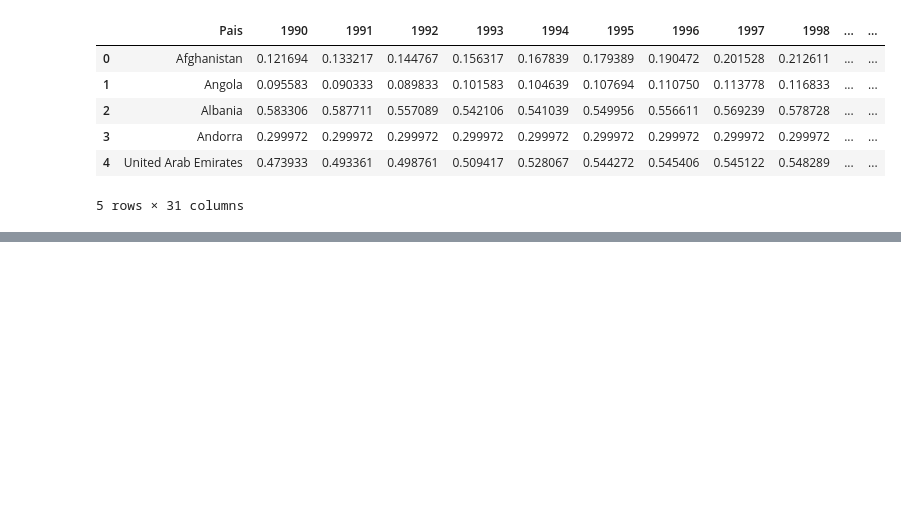
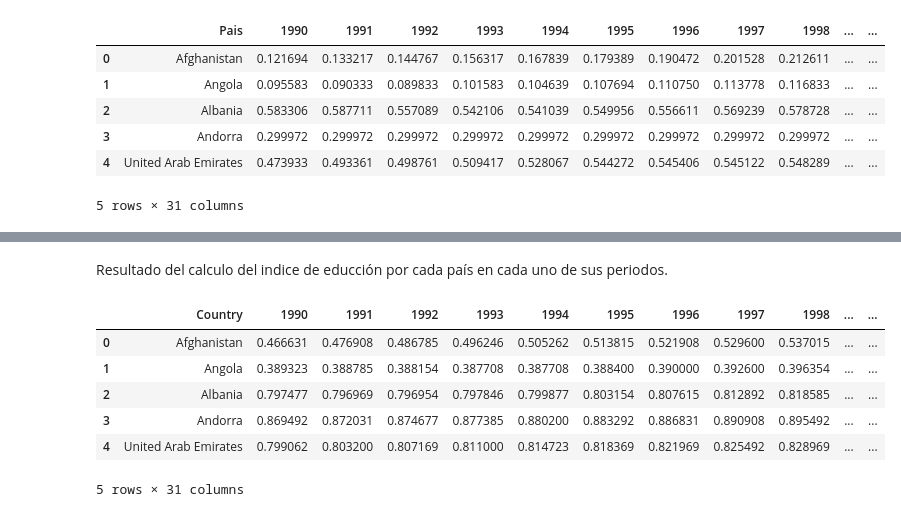
Before and after one commit to Team-17-Bedu/proyecto_python, a Jupyter notebook: Notebooks/Indice de Desarrollo Humano.ipynb, the cells around one changed output, grey strips where cells are left out. Drawn from its saved outputs; the diff is of its cells as text; code cells hidden in the pictures; blank space fills up the shorter version.

```diff
--- a/Notebooks/Indice de Desarrollo Humano.ipynb
+++ b/Notebooks/Indice de Desarrollo Humano.ipynb
@@ -315,0 +323,3 @@ indices.head()
+# %%
+data = session.get(f'http://ec2-54-174-131-205.compute-1.amazonaws.com/API/HDRO_API.php/indicator_id={indicator}/structure=yic')
+data
@@ -315,0 +330,2 @@ indices.head()
+# %%
+data_clean = normalize_data(data.json(), indicator)
@@ -315,0 +334,3 @@ indices.head()
+# %%
+salud = pd.DataFrame(data_clean)
+salud
@@ -315,0 +385,17 @@ indices.head()
+# %%
+#Calculo del "Indice_Salud"
+for i in range(1990,2020):
+    ind = str(i)
+    salud[ind] = (salud[ind]-20)/(85-20)
+# %% [markdown]
+Resultado del calculo del indice de educción por cada país en cada uno de sus periodos.
+# %%
+salud.head()
+# %% [output]
+|  | Country | 1990 | 1991 | 1992 | 1993 | 1994 | 1995 | 1996 | 1997 | 1998 | ... | ... |
+| 0 | Afghanistan | 0.466631 | 0.476908 | 0.486785 | 0.496246 | 0.505262 | 0.513815 | 0.521908 | 0.529600 | 0.537015 | ... | ... |
+| 1 | Angola | 0.389323 | 0.388785 | 0.388154 | 0.387708 | 0.387708 | 0.388400 | 0.390000 | 0.392600 | 0.396354 | ... | ... |
+| 2 | Albania | 0.797477 | 0.796969 | 0.796954 | 0.797846 | 0.799877 | 0.803154 | 0.807615 | 0.812892 | 0.818585 | ... | ... |
+| 3 | Andorra | 0.869492 | 0.872031 | 0.874677 | 0.877385 | 0.880200 | 0.883292 | 0.886831 | 0.890908 | 0.895492 | ... | ... |
+| 4 | United Arab Emirates | 0.799062 | 0.803200 | 0.807169 | 0.811000 | 0.814723 | 0.818369 | 0.821969 | 0.825492 | 0.828969 | ... | ... |
+5 rows × 31 columns
```
Also changed, not shown: parts of 17 cells of this notebook.
